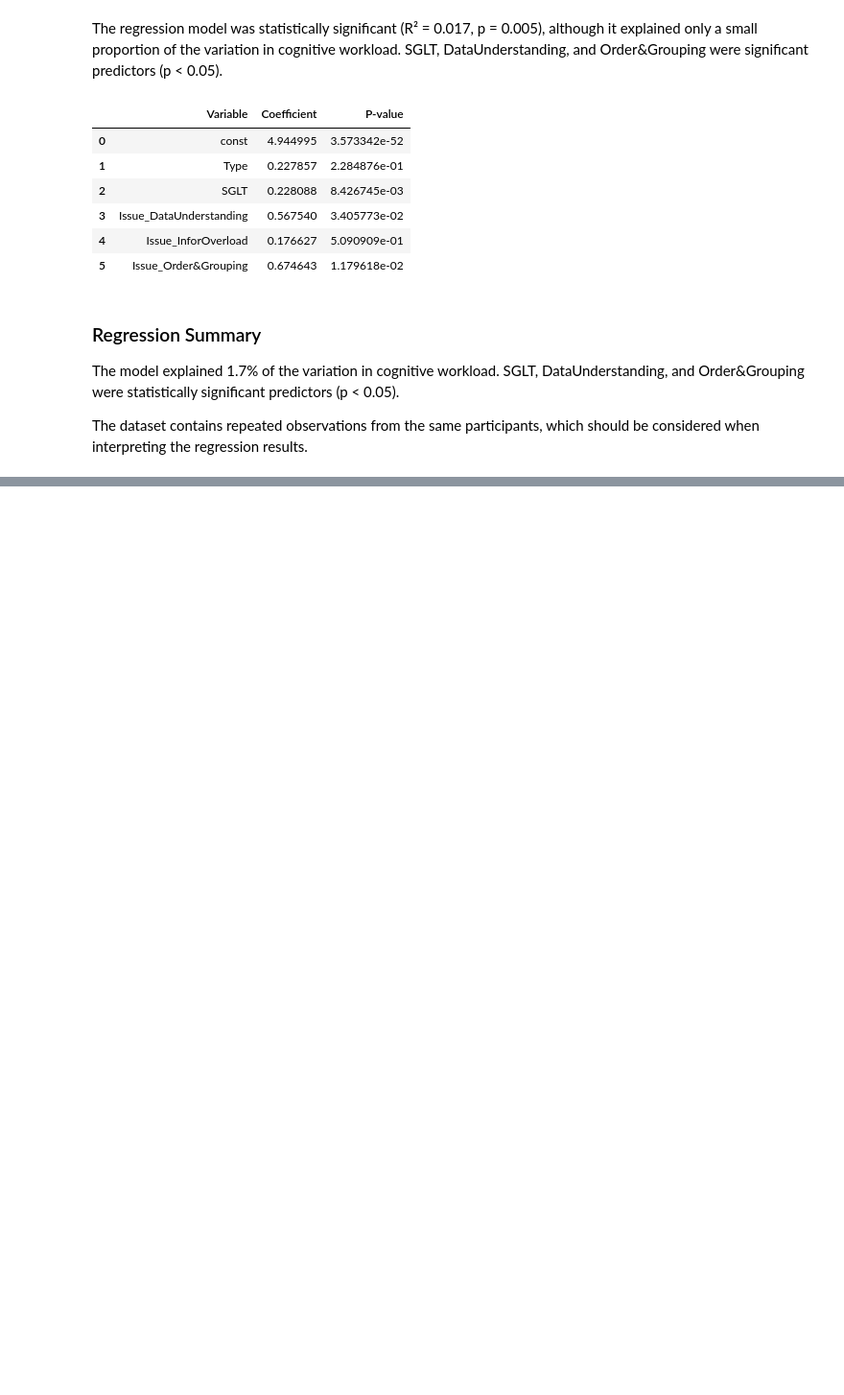
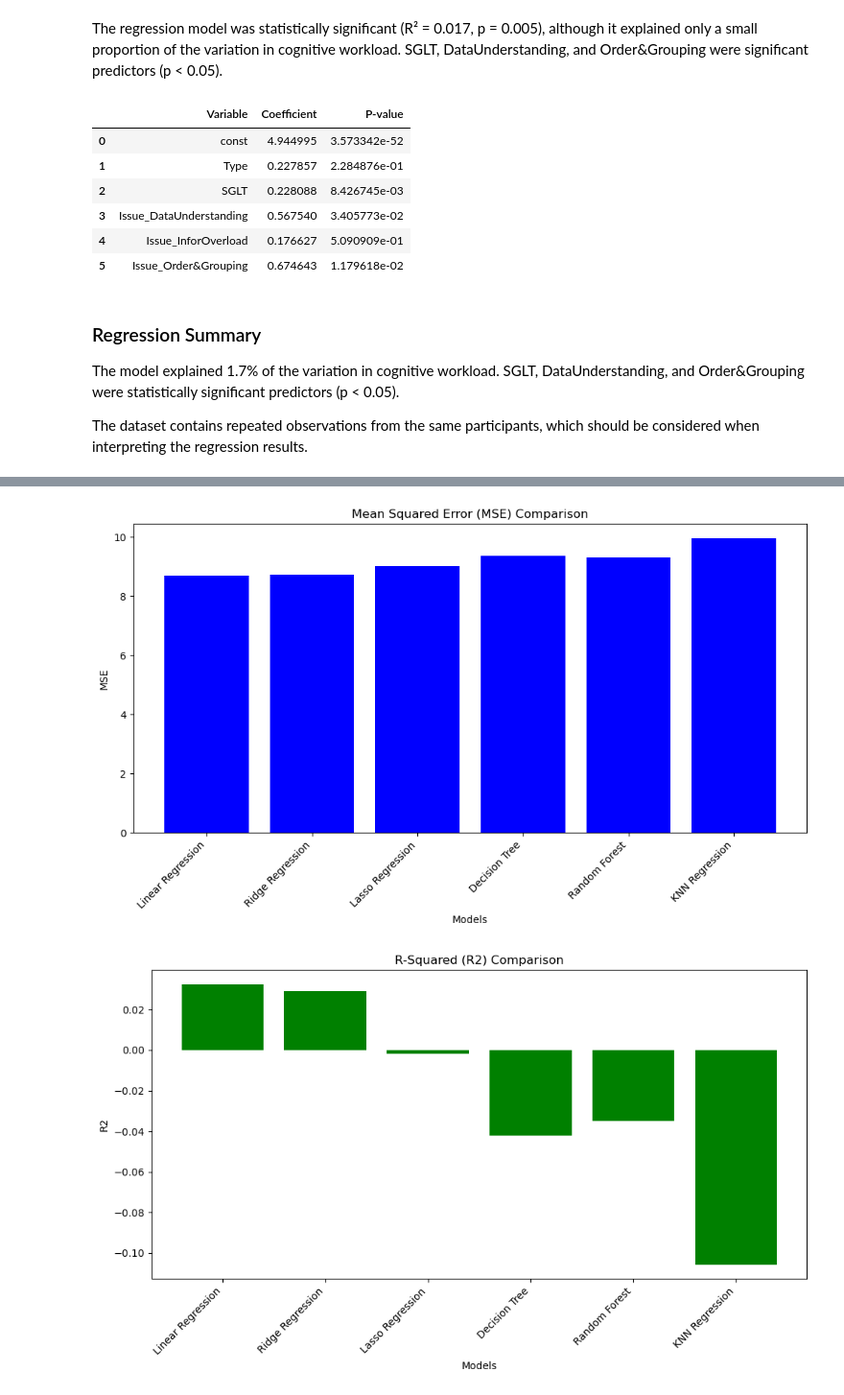
Before and after one commit to Chakuunaa/Evaluating-Dashboard-Design-Effectiveness-in-Data-Analytics, a Jupyter notebook: notebooks/01_Dissertation_Analysis.ipynb, the cells around one changed output, grey strips where cells are left out. Shown at 96% size. Cells and saved outputs as stored; diff of their text form; code cells hidden in the pictures; blank space fills up the shorter version.

Commit message:
Add regression models and model comparison

```diff
--- a/notebooks/01_Dissertation_Analysis.ipynb
+++ b/notebooks/01_Dissertation_Analysis.ipynb
@@ -991,0 +1018,13 @@ The dataset contains repeated observations from the same participants, which sho
+# %%
+from sklearn.model_selection import train_test_split
+
+X_train, X_test, y_train, y_test = train_test_split(
+    X, y, test_size=0.2, random_state=42
+)
+# %%
+from sklearn.preprocessing import StandardScaler
+
+scaler = StandardScaler()
+
+X_train_scaled = scaler.fit_transform(X_train)
+X_test_scaled = scaler.transform(X_test)
@@ -991,0 +1276,33 @@ The dataset contains repeated observations from the same participants, which sho
+# %%
+import matplotlib.pyplot as plt
+import numpy as np
+
+# Step 1: Collect the results in a dictionary
+models = ['Linear Regression', 'Ridge Regression', 'Lasso Regression',
+          'Decision Tree', 'Random Forest', 'KNN Regression']
+
+mse_values = [mse, mse_ridge, mse_lasso, mse_dt, mse_rf, mse_knn]
+r2_values = [r2, r2_ridge, r2_lasso, r2_dt, r2_rf, r2_knn]
+
+# Step 2: Plot MSE
+plt.figure(figsize=(10, 6))
+plt.bar(models, mse_values, color='blue')
+plt.title('Mean Squared Error (MSE) Comparison')
+plt.xlabel('Models')
+plt.ylabel('MSE')
+plt.xticks(rotation=45, ha="right")
+plt.tight_layout()  # Adjust layout to prevent clipping
+plt.show()
+
+# Step 3: Plot R2
+plt.figure(figsize=(10, 6))
+plt.bar(models, r2_values, color='green')
+plt.title('R-Squared (R2) Comparison')
+plt.xlabel('Models')
+plt.ylabel('R2')
+plt.xticks(rotation=45, ha="right")
+plt.tight_layout()  # Adjust layout to prevent clipping
+plt.show()
+# %% [output]
+[figure, added]
+[figure, added]
```
Also changed, not shown: parts of 21 cells of this notebook.
